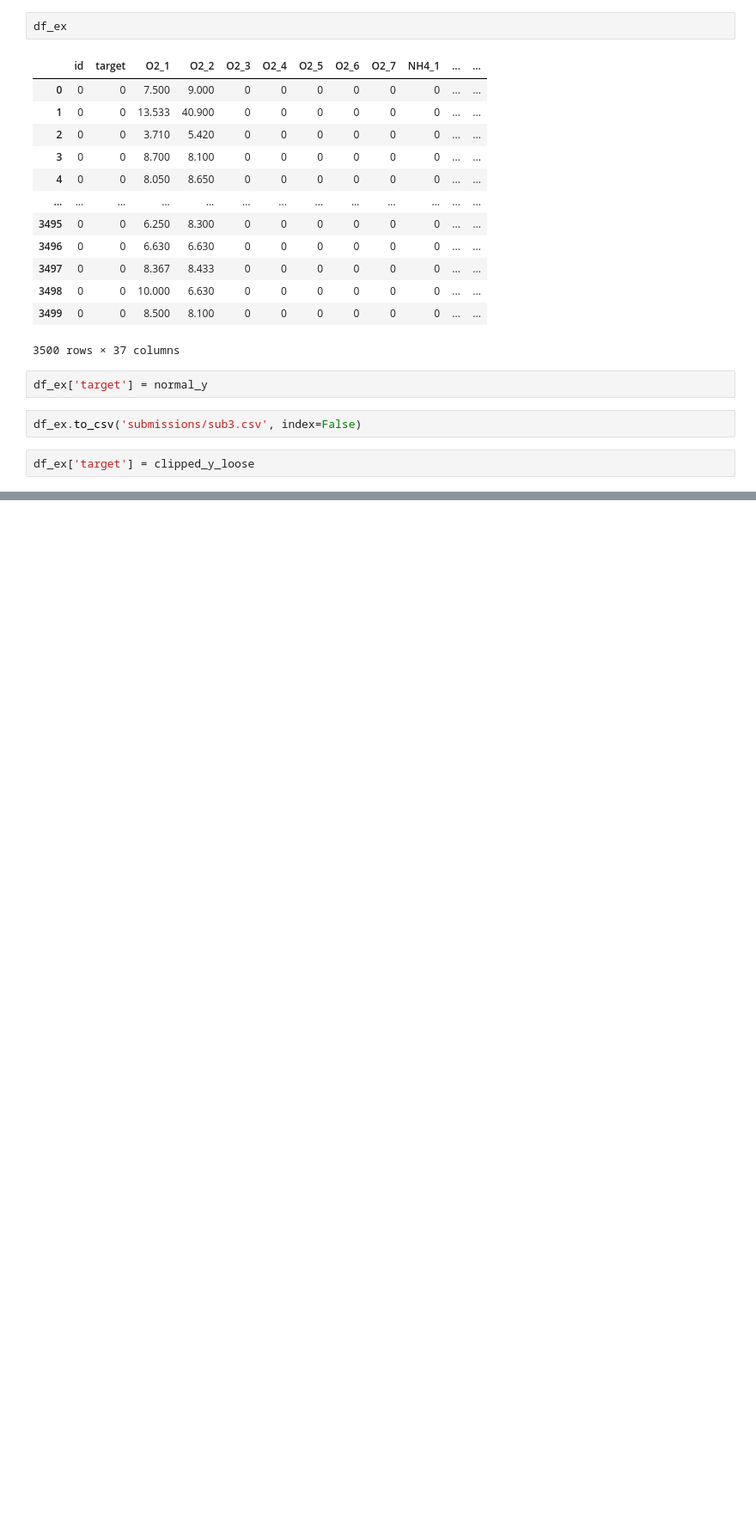
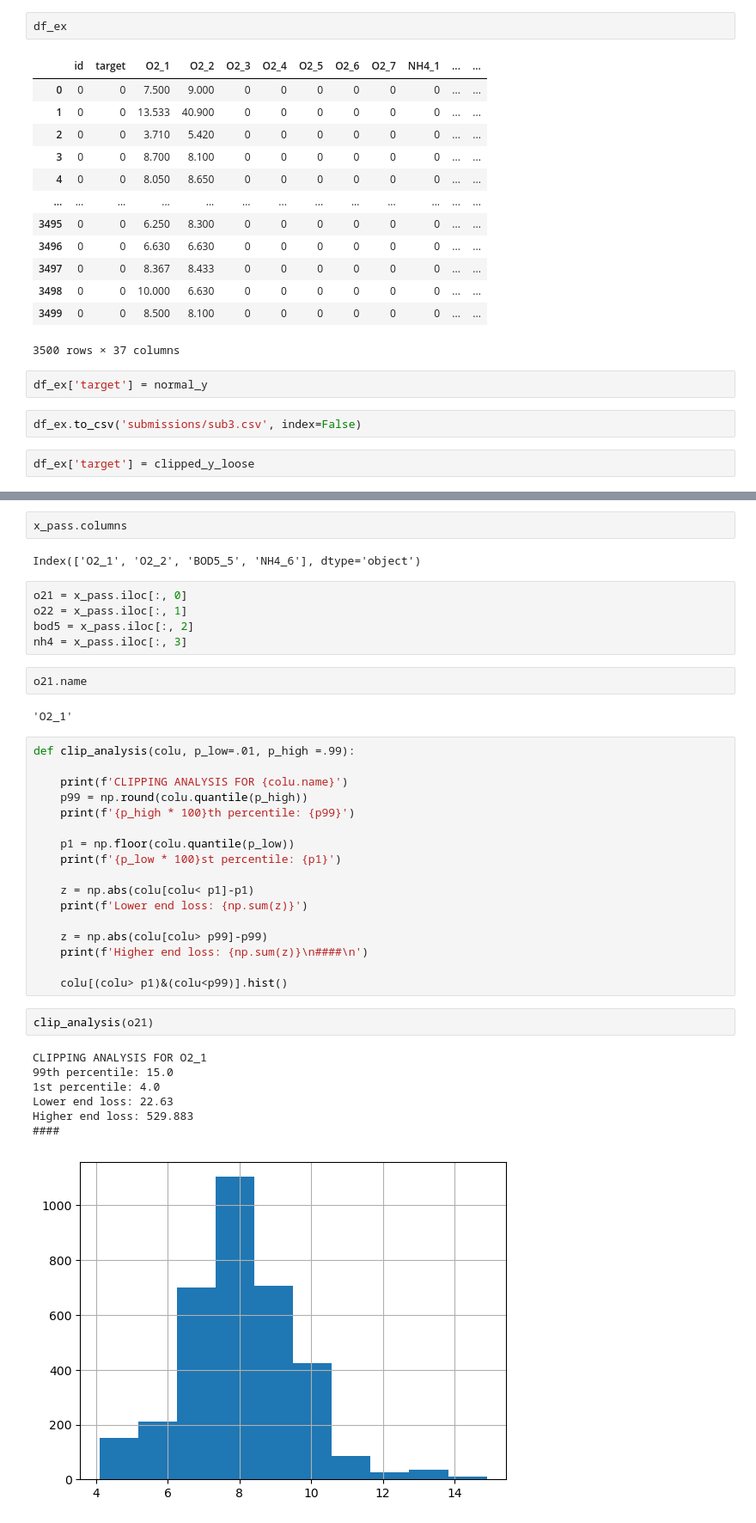
Before and after one commit to ameram/dissolved_o2_augmentation, a Jupyter notebook: playground_3-21.ipynb, the cells around one changed output, grey strips where cells are left out. Shown at 86% size. Cells and saved outputs as stored; diff of their text form; blank space fills up the shorter version.

```diff
--- a/playground_3-21.ipynb
+++ b/playground_3-21.ipynb
@@ -841,0 +759,40 @@ df_ex.to_csv('sub4-clip.csv', index=False)
+# %%
+x_pass.columns
+# %% [output]
+Index(['O2_1', 'O2_2', 'BOD5_5', 'NH4_6'], dtype='object')
+# %%
+o21 = x_pass.iloc[:, 0]
+o22 = x_pass.iloc[:, 1]
+bod5 = x_pass.iloc[:, 2]
+nh4 = x_pass.iloc[:, 3]
+# %%
+o21.name
+# %% [output]
+'O2_1'
+# %%
+def clip_analysis(colu, p_low=.01, p_high =.99):
+
+    print(f'CLIPPING ANALYSIS FOR {colu.name}')
+    p99 = np.round(colu.quantile(p_high))
+    print(f'{p_high * 100}th percentile: {p99}')
+
+    p1 = np.floor(colu.quantile(p_low))
+    print(f'{p_low * 100}st percentile: {p1}')
+
+    z = np.abs(colu[colu< p1]-p1)
+    print(f'Lower end loss: {np.sum(z)}')
+
+    z = np.abs(colu[colu> p99]-p99)
+    print(f'Higher end loss: {np.sum(z)}\n####\n')
+
+    colu[(colu> p1)&(colu<p99)].hist()
+# %%
+clip_analysis(o21)
+# %% [output]
+CLIPPING ANALYSIS FOR O2_1
+99th percentile: 15.0
+1st percentile: 4.0
+Lower end loss: 22.63
+Higher end loss: 529.883
+####
+[figure, added]
```
Also changed, not shown: parts of 56 cells of this notebook.
